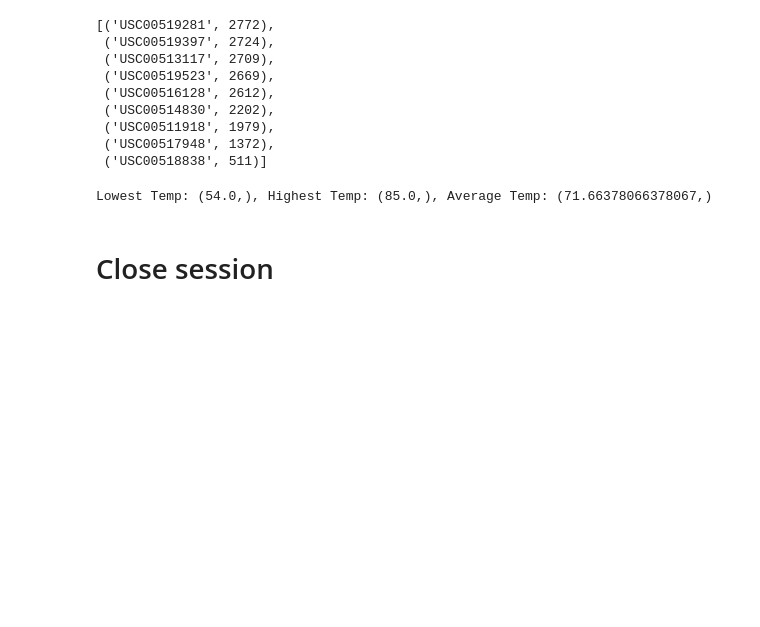
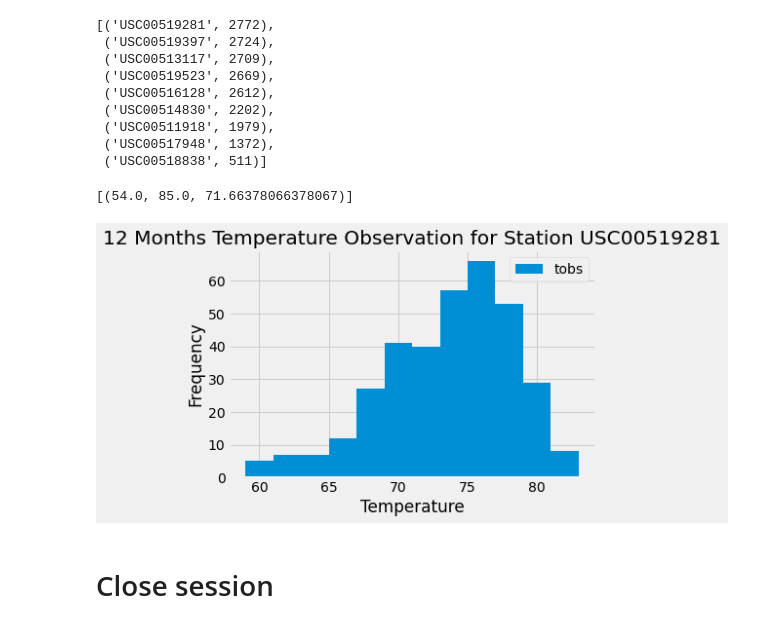
Before and after one commit to alaniwalaa/sqlalchemy-challenge, a Jupyter notebook: climate_starter.ipynb, the cells around one changed output. Drawn from its saved outputs; the diff is of its cells as text; code cells hidden in the pictures; blank space fills up the shorter version.

```diff
--- a/climate_starter.ipynb
+++ b/climate_starter.ipynb
@@ -106,15 +107,26 @@ active_stations
  ('USC00518838', 511)]
 # %%
 # Using the most active station id from the previous query, calculate the lowest, highest, and average temperature.
-lowest_temp = session.query(func.min(Measurement.tobs)).filter(Measurement.station == 'USC00519281').order_by(Measurement.tobs.asc()).first()
-highest_temp = session.query(func.max(Measurement.tobs)).filter(Measurement.station == 'USC00519281').order_by(Measurement.tobs.desc()).first()
-ave_temp = session.query(func.avg(Measurement.tobs)).filter(Measurement.station == 'USC00519281').first()
-print(f'Lowest Temp: {lowest_temp}, Highest Temp: {highest_temp}, Average Temp: {ave_temp}')
+# select min(tobs), max(tobs), avg(tobs) from measurement where station = 'USC00519281'
+session.query(func.min(Measurement.tobs), func.max(Measurement.tobs), func.avg(Measurement.tobs)).filter(Measurement.station == 'USC00519281').all()
 # %% [output]
-Lowest Temp: (54.0,), Highest Temp: (85.0,), Average Temp: (71.66378066378067,)
+[(54.0, 85.0, 71.66378066378067)]
 # %%
 # Using the most active station id
 # Query the last 12 months of temperature observation data for this station and plot the results as a histogram
+active_station_year = session.query(Measurement.tobs).\
+    filter(Measurement.station == 'USC00519281').\
+        filter(Measurement.date >= previous_year).all()
+# print(active_station_year)
+active_yr_df = pd.DataFrame(data = active_station_year, columns=['tobs'])
+active_yr_df.plot.hist(bins=12)
+# fig = active_station_year.plt(figsize=(16,8), x='tobs')
+plt.xlabel('Temperature')
+plt.ylabel('Frequency')
+plt.title('12 Months Temperature Observation for Station USC00519281')
+plt.show()
+# %% [output]
+[figure, added]
 # %% [markdown]
 # Close session
 # %%
```
Also changed, not shown: parts of 1 cell of this notebook, 2 other files.
